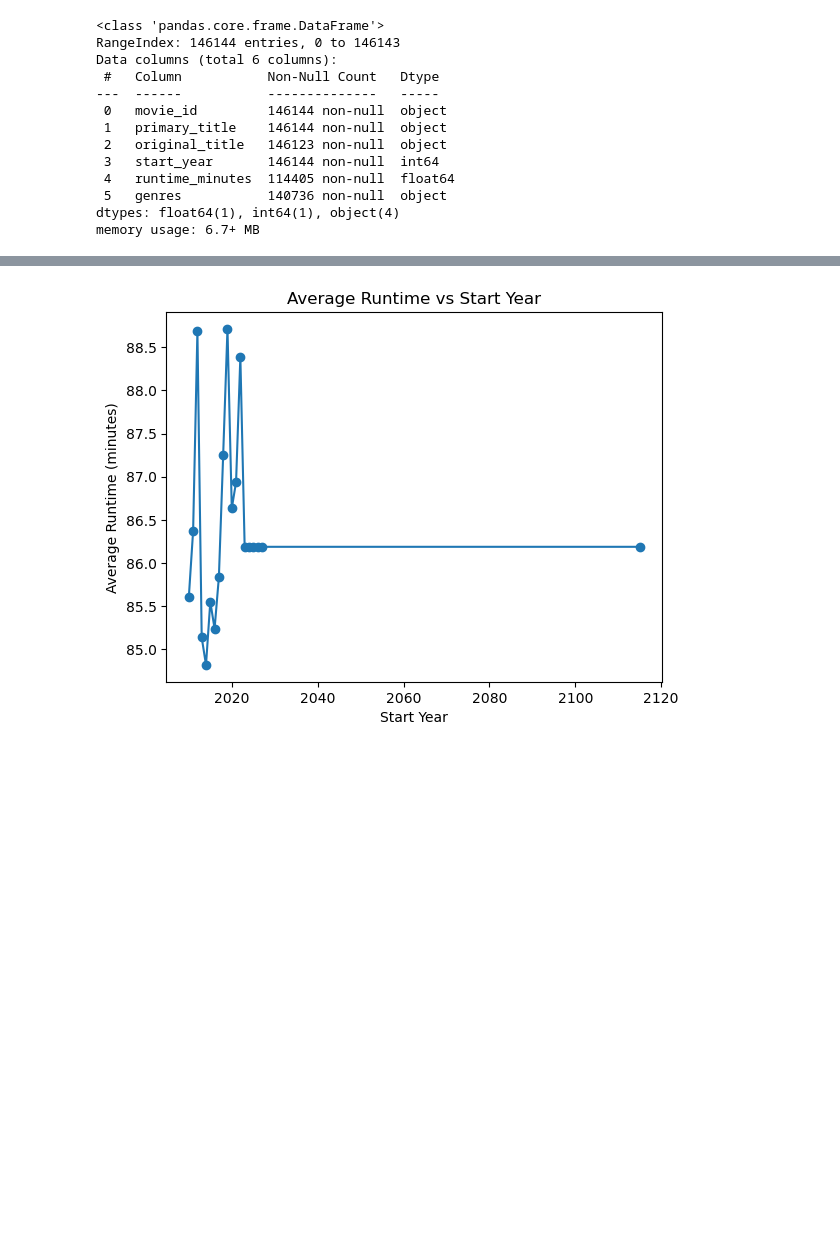
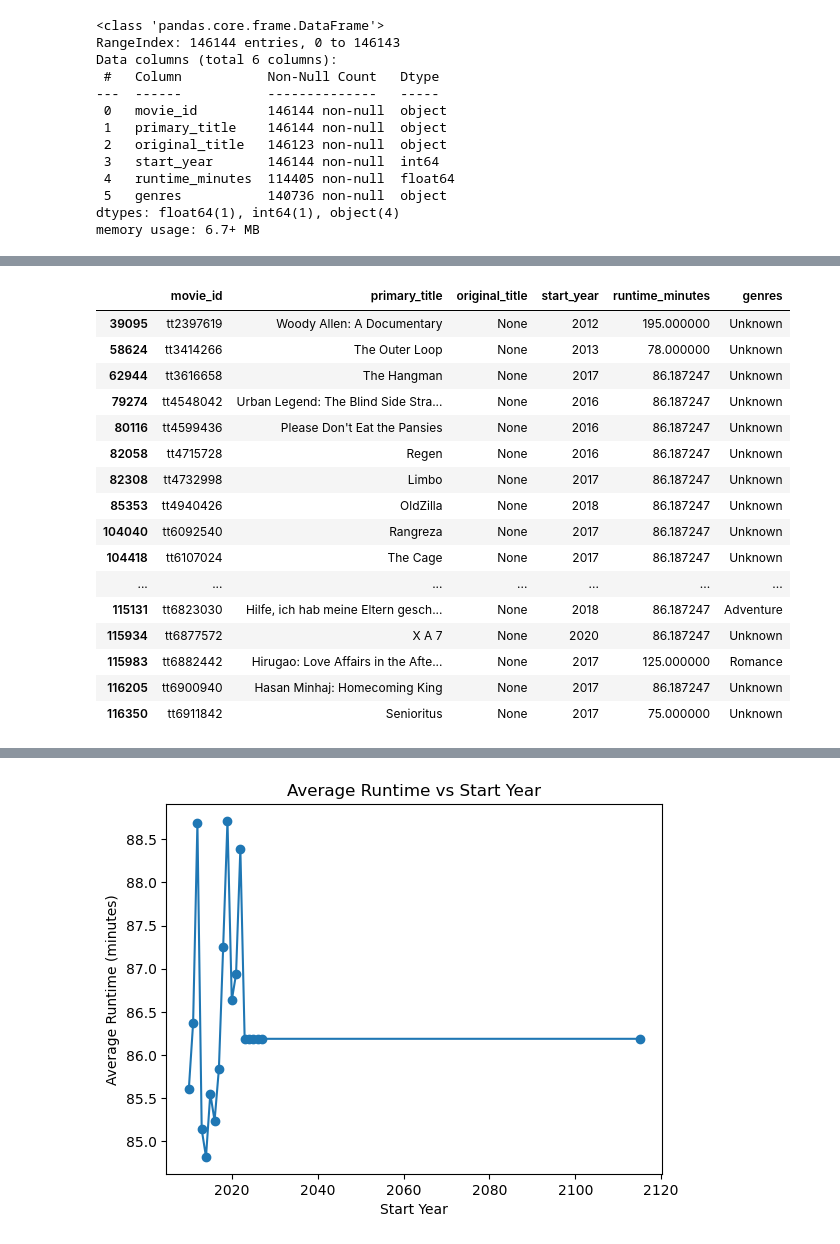
Before and after one commit to randellmwania/Microsoft-Movie-Studio-Market-Analysis-and-Strategy-for-Success, a Jupyter notebook: Microsoft-Movie-Studio-Market-Analysis-and-Strategy-for-Success.ipynb, the cells around one changed output, grey strips where cells are left out. Saved outputs shown, nothing was run; the diff lists cells and outputs as text; code cells hidden in the pictures; blank space fills up the shorter version.

```diff
--- a/Microsoft-Movie-Studio-Market-Analysis-and-Strategy-for-Success.ipynb
+++ b/Microsoft-Movie-Studio-Market-Analysis-and-Strategy-for-Success.ipynb
@@ -110,0 +140,22 @@ dtype: int64
+# %%
+#View the missing values in the "primary_title" column of the DataFrame
+missing_primary_titles = movie_basics_df[movie_basics_df["original_title"].isnull()]
+missing_primary_titles
+# %% [output]
+|  | movie_id | primary_title | original_title | start_year | runtime_minutes | genres |
+| 39095 | tt2397619 | Woody Allen: A Documentary | None | 2012 | 195.000000 | Unknown |
+| 58624 | tt3414266 | The Outer Loop | None | 2013 | 78.000000 | Unknown |
+| 62944 | tt3616658 | The Hangman | None | 2017 | 86.187247 | Unknown |
+| 79274 | tt4548042 | Urban Legend: The Blind Side Stra... | None | 2016 | 86.187247 | Unknown |
+| 80116 | tt4599436 | Please Don't Eat the Pansies | None | 2016 | 86.187247 | Unknown |
+| 82058 | tt4715728 | Regen | None | 2016 | 86.187247 | Unknown |
+| 82308 | tt4732998 | Limbo | None | 2017 | 86.187247 | Unknown |
+| 85353 | tt4940426 | OldZilla | None | 2018 | 86.187247 | Unknown |
+| 104040 | tt6092540 | Rangreza | None | 2017 | 86.187247 | Unknown |
+| 104418 | tt6107024 | The Cage | None | 2017 | 86.187247 | Unknown |
+| ... | ... | ... | ... | ... | ... | ... |
+| 115131 | tt6823030 | Hilfe, ich hab meine Eltern gesch... | None | 2018 | 86.187247 | Adventure |
+| 115934 | tt6877572 | X A 7 | None | 2020 | 86.187247 | Unknown |
+| 115983 | tt6882442 | Hirugao: Love Affairs in the Afte... | None | 2017 | 125.000000 | Romance |
+| 116205 | tt6900940 | Hasan Minhaj: Homecoming King | None | 2017 | 86.187247 | Unknown |
+| 116350 | tt6911842 | Senioritus | None | 2017 | 75.000000 | Unknown |
```
Also changed, not shown: parts of 39 cells of this notebook.
